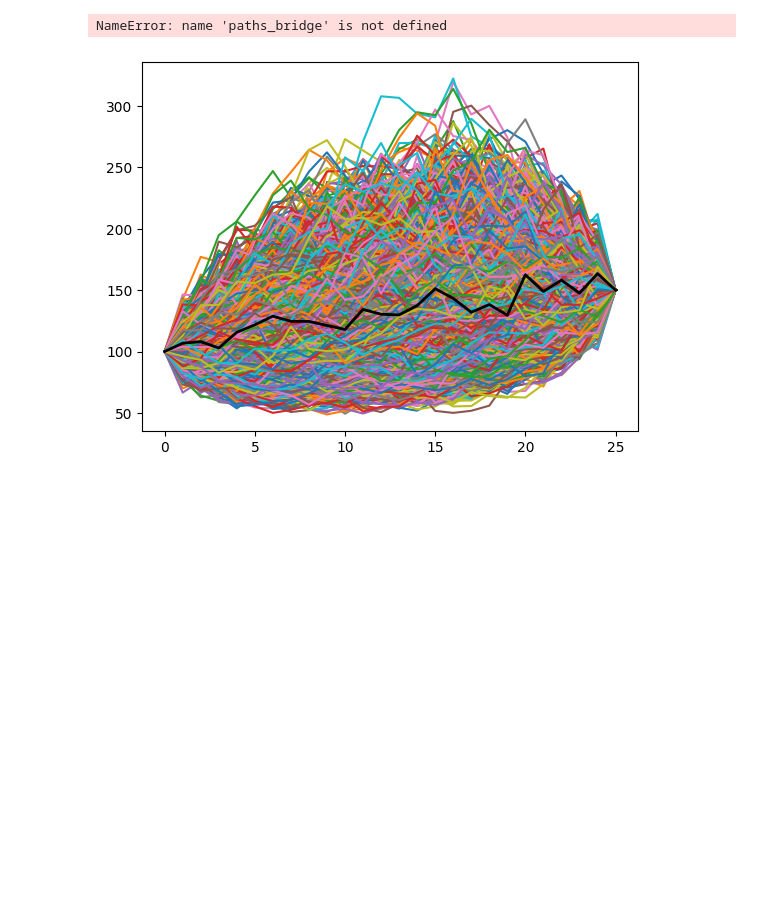
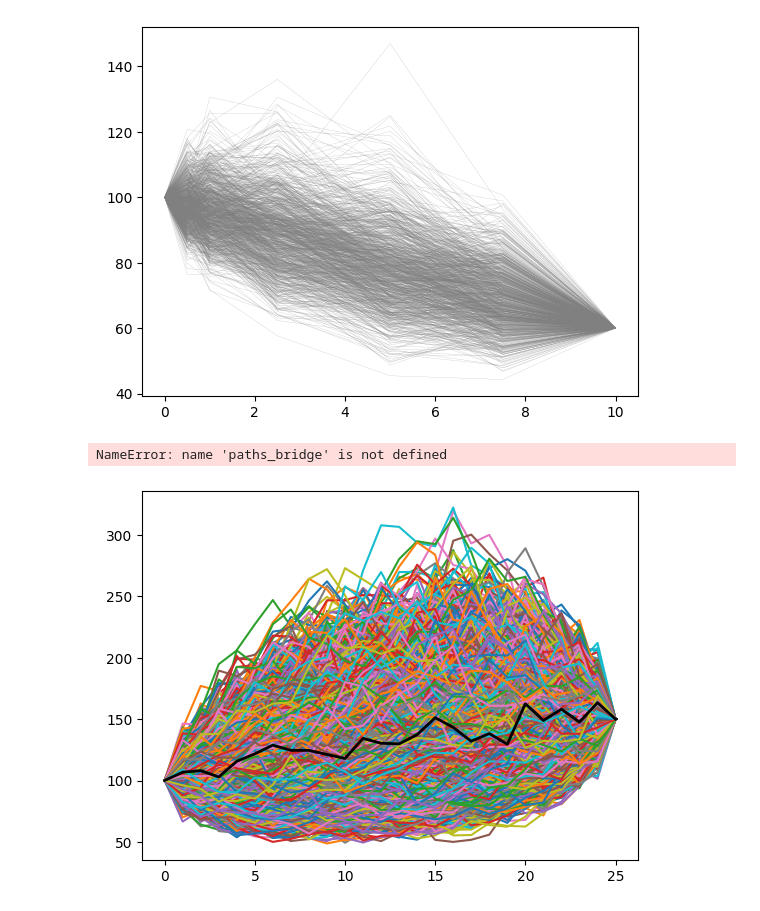
Before and after one commit to Lolillosky/PHD_CVA, a Jupyter notebook: NOTEBOOKS/PaperNotebooks/PaperResults.ipynb, the cells around one changed output. Drawn from its saved outputs; the diff is of its cells as text; code cells hidden in the pictures; blank space fills up the shorter version.

Commit message:
Brownian bridge tested. In process of including closed form formulas in torch

```diff
--- a/NOTEBOOKS/PaperNotebooks/PaperResults.ipynb
+++ b/NOTEBOOKS/PaperNotebooks/PaperResults.ipynb
@@ -295,3 +101,16 @@ Max abs error (corr): 0.0016874118844819874
+# %%
+spot_t = [60,140,100]
+
+time_index = 6
+
+brown_paths = simulator.simulate_paths_with_bridge(num_sims = 1000,
+        pivot_step_idx = 6,
+        spot_at_pivot= spot_t)
+
+
+plt.plot(time_steps[0:time_index+1], brown_paths[:,:,0].T.detach(), linewidth = 0.1, color = 'grey');
+# %% [output]
+[figure, added]
 # %%
 plt.plot(paths_bridge[0:100,:,0].cpu().detach().numpy().T)
 # %% [output]
```
Also changed, not shown: parts of 9 cells of this notebook, 1 other file.
